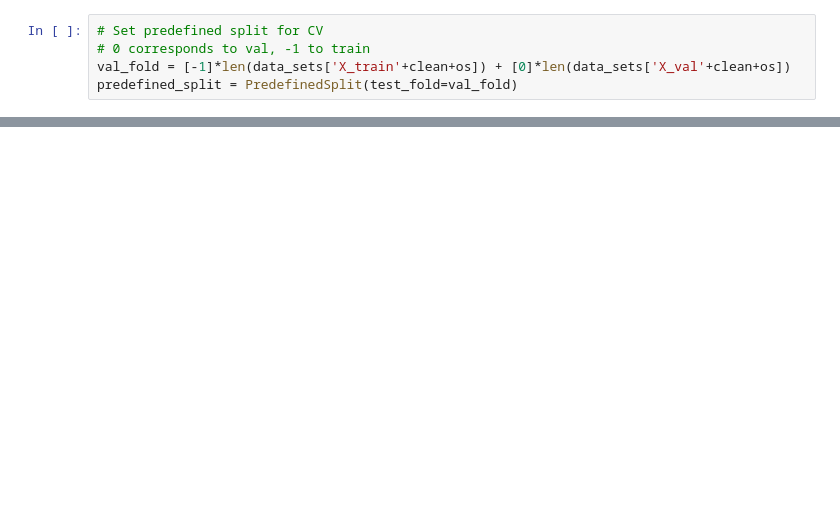
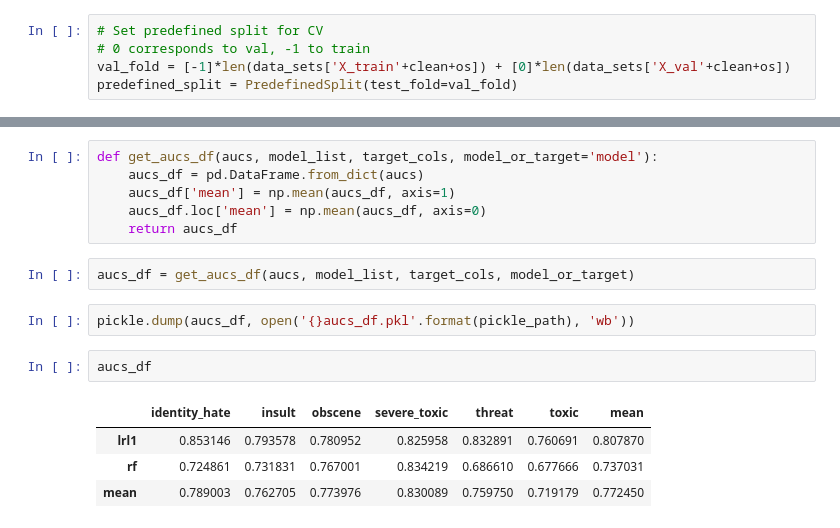
Before and after one commit to avidkenil/ml_project, a Jupyter notebook: src/models.ipynb, the cells around one changed output, grey strips where cells are left out. Cells and saved outputs as stored; diff of their text form; blank space fills up the shorter version.

```diff
--- a/src/models.ipynb
+++ b/src/models.ipynb
@@ -491,0 +381,17 @@ aucs
+# %%
+def get_aucs_df(aucs, model_list, target_cols, model_or_target='model'):
+    aucs_df = pd.DataFrame.from_dict(aucs)
+    aucs_df['mean'] = np.mean(aucs_df, axis=1)
+    aucs_df.loc['mean'] = np.mean(aucs_df, axis=0)
+    return aucs_df
+# %%
+aucs_df = get_aucs_df(aucs, model_list, target_cols, model_or_target)
+# %%
+pickle.dump(aucs_df, open('{}aucs_df.pkl'.format(pickle_path), 'wb'))
+# %%
+aucs_df
+# %% [output]
+|  | identity_hate | insult | obscene | severe_toxic | threat | toxic | mean |
+| lrl1 | 0.853146 | 0.793578 | 0.780952 | 0.825958 | 0.832891 | 0.760691 | 0.807870 |
+| rf | 0.724861 | 0.731831 | 0.767001 | 0.834219 | 0.686610 | 0.677666 | 0.737031 |
+| mean | 0.789003 | 0.762705 | 0.773976 | 0.830089 | 0.759750 | 0.719179 | 0.772450 |
```
Also changed, not shown: parts of 27 cells of this notebook, 1 other file.
